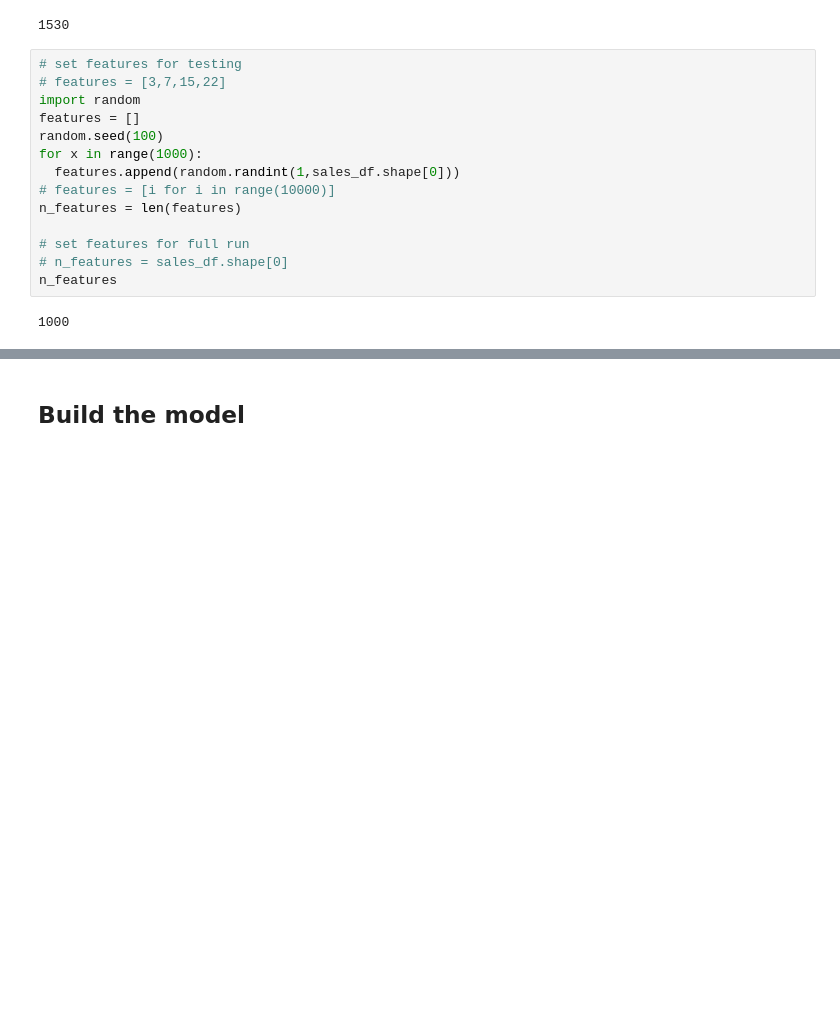
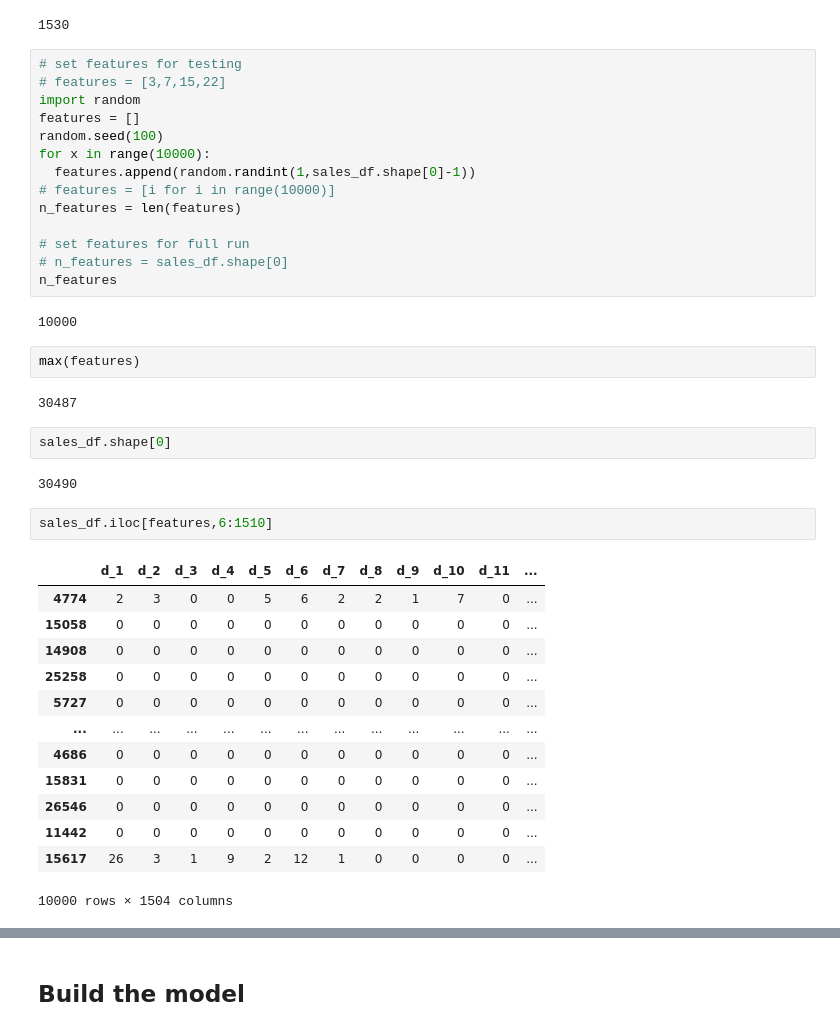
Before and after one commit to mcgovey/kaggle-m5-lstm-predictions-2020, a Jupyter notebook: M5_Exploration_Loop.ipynb, the cells around one changed output, grey strips where cells are left out. Drawn from its saved outputs; the diff is of its cells as text; blank space fills up the shorter version.

```diff
--- a/M5_Exploration_Loop.ipynb
+++ b/M5_Exploration_Loop.ipynb
@@ -273,8 +320,8 @@ floor(sales_df.iloc[[3,7,15,22],6:].shape[1] * 0.8)
 import random
 features = []
 random.seed(100)
-for x in range(1000):
-  features.append(random.randint(1,sales_df.shape[0]))
+for x in range(10000):
+  features.append(random.randint(1,sales_df.shape[0]-1))
 # features = [i for i in range(10000)]
 n_features = len(features)
 
@@ -282,7 +329,31 @@ n_features = len(features)
 # n_features = sales_df.shape[0]
 n_features
 # %% [output]
-1000
+10000
+# %%
+max(features)
+# %% [output]
+30487
+# %%
+sales_df.shape[0]
+# %% [output]
+30490
+# %%
+sales_df.iloc[features,6:1510]
+# %% [output]
+|  | d_1 | d_2 | d_3 | d_4 | d_5 | d_6 | d_7 | d_8 | d_9 | d_10 | d_11 | ... |
+| 4774 | 2 | 3 | 0 | 0 | 5 | 6 | 2 | 2 | 1 | 7 | 0 | ... |
+| 15058 | 0 | 0 | 0 | 0 | 0 | 0 | 0 | 0 | 0 | 0 | 0 | ... |
+| 14908 | 0 | 0 | 0 | 0 | 0 | 0 | 0 | 0 | 0 | 0 | 0 | ... |
+| 25258 | 0 | 0 | 0 | 0 | 0 | 0 | 0 | 0 | 0 | 0 | 0 | ... |
+| 5727 | 0 | 0 | 0 | 0 | 0 | 0 | 0 | 0 | 0 | 0 | 0 | ... |
+| ... | ... | ... | ... | ... | ... | ... | ... | ... | ... | ... | ... | ... |
+| 4686 | 0 | 0 | 0 | 0 | 0 | 0 | 0 | 0 | 0 | 0 | 0 | ... |
+| 15831 | 0 | 0 | 0 | 0 | 0 | 0 | 0 | 0 | 0 | 0 | 0 | ... |
+| 26546 | 0 | 0 | 0 | 0 | 0 | 0 | 0 | 0 | 0 | 0 | 0 | ... |
+| 11442 | 0 | 0 | 0 | 0 | 0 | 0 | 0 | 0 | 0 | 0 | 0 | ... |
+| 15617 | 26 | 3 | 1 | 9 | 2 | 12 | 1 | 0 | 0 | 0 | 0 | ... |
+10000 rows × 1504 columns
 # %%
 # scaler = MinMaxScaler()
 
```
Also changed, not shown: parts of 24 cells of this notebook.
